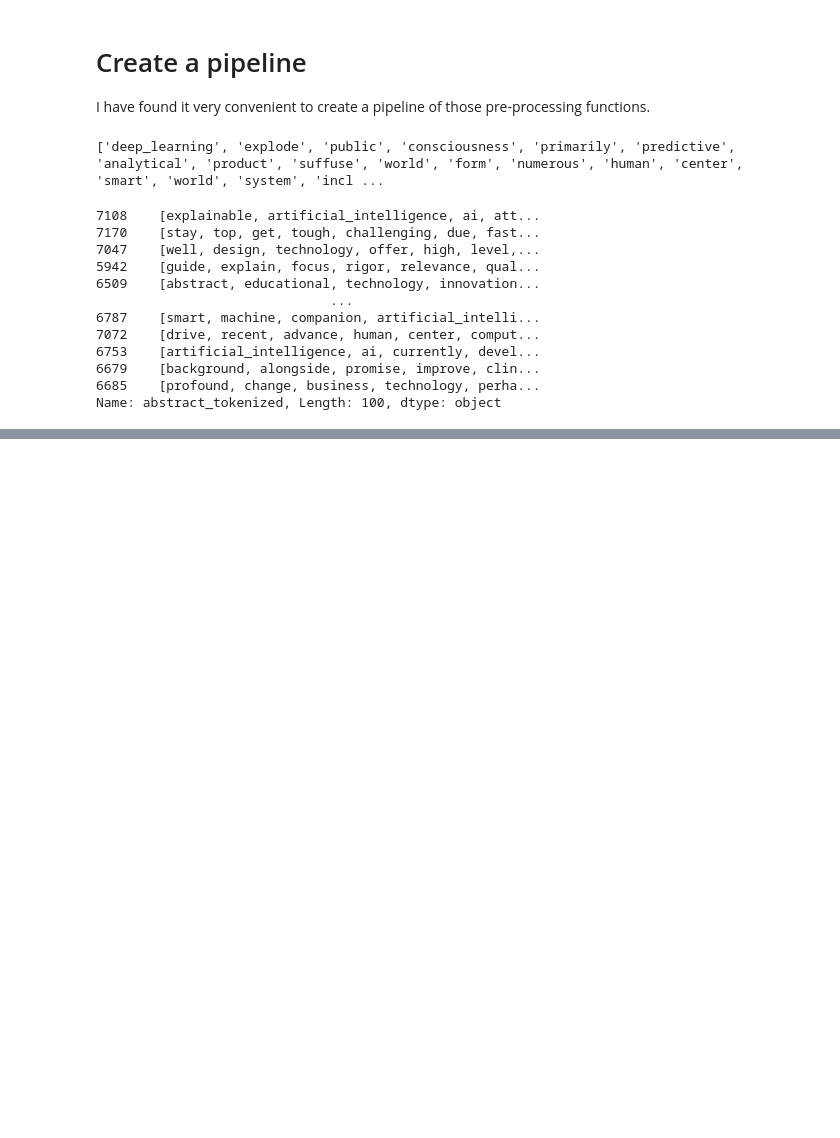
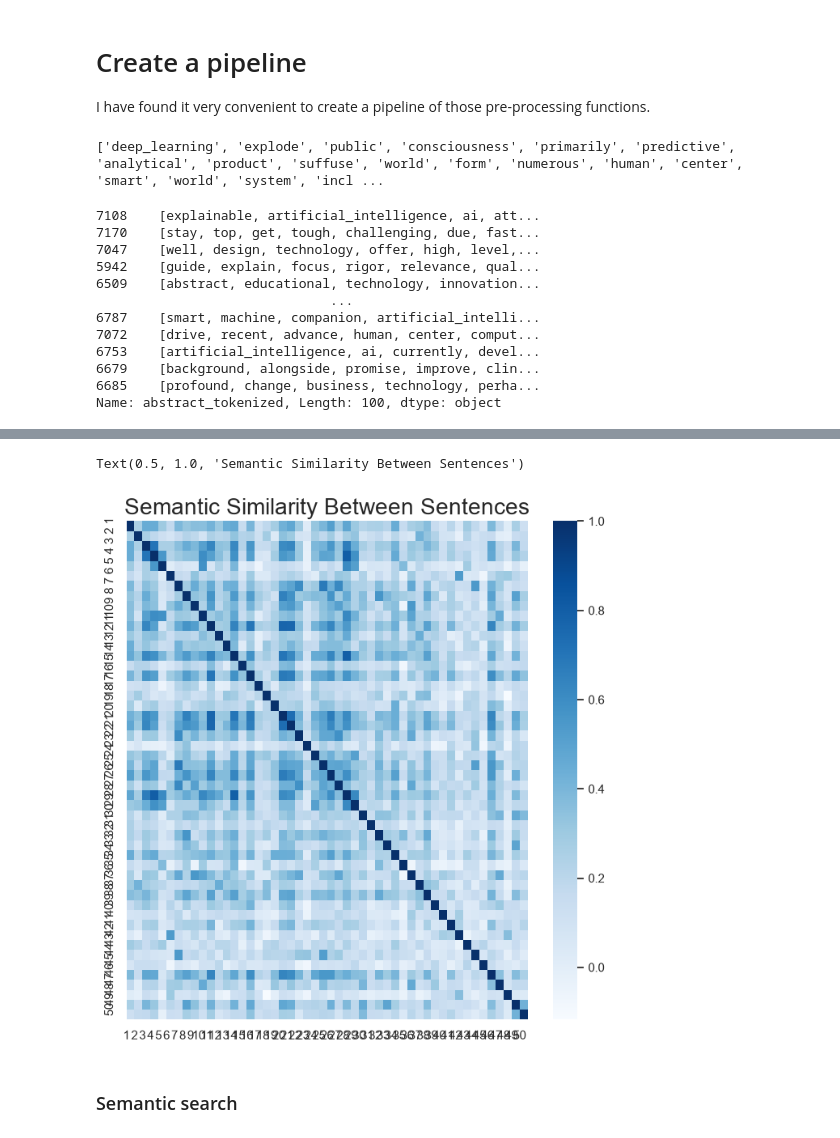
Before and after one commit to jieshu-wang-SBU/EST610_fall_2026, a Jupyter notebook: 01-Lectures/Week12-Text_analysis_and_NLP/01-text_wrangling.ipynb, the cells around one changed output, grey strips where cells are left out. Drawn from its saved outputs; the diff is of its cells as text; code cells hidden in the pictures; blank space fills up the shorter version.

Commit message:
text wrangling

```diff
--- a/01-Lectures/Week12-Text_analysis_and_NLP/01-text_wrangling.ipynb
+++ b/01-Lectures/Week12-Text_analysis_and_NLP/01-text_wrangling.ipynb
@@ -437,0 +459,7 @@ Name: abstract_tokenized, Length: 100, dtype: object
+# %%
+from sentence_transformers import SentenceTransformer
+
+model = SentenceTransformer("all-MiniLM-L6-v2")
+# %%
+texts = hcai_paper['title'].sample(50).to_list()
+print(texts)
@@ -437,0 +468,4 @@ Name: abstract_tokenized, Length: 100, dtype: object
+# %%
+embeddings = model.encode(texts)
+
+print(embeddings.shape)
@@ -437,0 +481,10 @@ Name: abstract_tokenized, Length: 100, dtype: object
+# %%
+from sklearn.metrics.pairwise import cosine_similarity
+
+similarity_matrix = cosine_similarity(embeddings)
+
+pd.DataFrame(
+    similarity_matrix,
+    index=texts,
+    columns=texts
+).round(2)
@@ -437,0 +510,17 @@ Name: abstract_tokenized, Length: 100, dtype: object
+# %%
+import matplotlib.pyplot as plt
+import seaborn as sns
+
+sns.set_theme(style="whitegrid", font_scale=1)
+fig, ax = plt.subplots(nrows=1, ncols=1, figsize=(8, 8))
+
+sns.heatmap(similarity_matrix, cmap='Blues')
+
+plt.xticks(range(len(texts)), range(1, len(texts) + 1))
+plt.yticks(range(len(texts)), range(1, len(texts) + 1))
+plt.title("Semantic Similarity Between Abstract", fontsize=20)
+# %% [output]
+Text(0.5, 1.0, 'Semantic Similarity Between Sentences')
+[figure, added]
+# %% [markdown]
+### Semantic search
```
Also changed, not shown: parts of 15 cells of this notebook.
